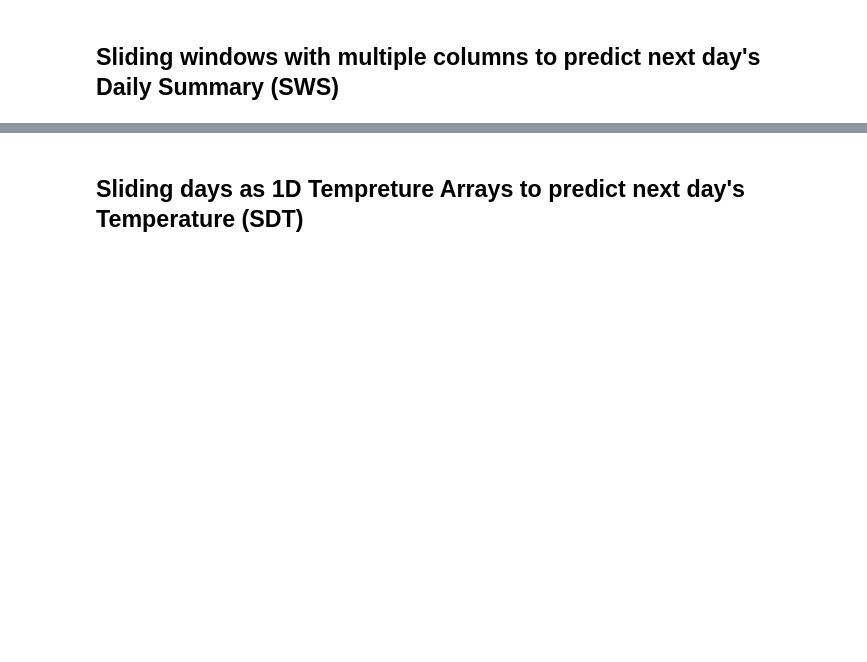
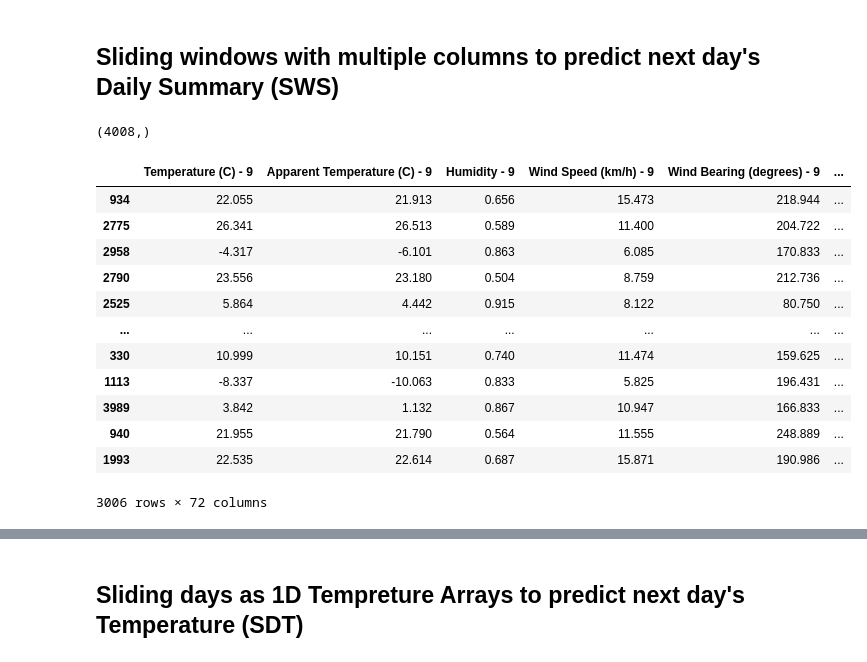
Before and after one commit to efeergun/time-series-Explainability, a Jupyter notebook: XAI_efe.ipynb, the cells around one changed output, grey strips where cells are left out. Drawn from its saved outputs; the diff is of its cells as text; code cells hidden in the pictures; blank space fills up the shorter version.

```diff
--- a/XAI_efe.ipynb
+++ b/XAI_efe.ipynb
@@ -258,12 +272,30 @@ print("shape of testing dataset labels: ",swt_test_y.shape)
 # %%
 # Prepearing the labels for SWT task
 # ignoring the first 4 days to match training data & only getting values so we won't have issues with date index later on.
-sws_labels = swt_data["Summary"][4:].values
+sws_labels = swt_data["Summary"][9:].values
 # first part of the shapes must be the same to train.
 print(sws_labels.shape)
+# %% [output]
+(4008,)
 # %%
 # splitting (75/25) as usual
-sws_train_x, sws_test_x, sws_train_y, sws_test_y = train_test_split(swt_train, sws_labels, random_state=41, test_size=0.1)
+sws_train_x, sws_test_x, sws_train_y, sws_test_y = train_test_split(swt_train, sws_labels, random_state=41, test_size=0.25)
+# %%
+sws_train_x
+# %% [output]
+|  | Temperature (C) - 9 | Apparent Temperature (C) - 9 | Humidity - 9 | Wind Speed (km/h) - 9 | Wind Bearing (degrees) - 9 | ... |
+| 934 | 22.055 | 21.913 | 0.656 | 15.473 | 218.944 | ... |
+| 2775 | 26.341 | 26.513 | 0.589 | 11.400 | 204.722 | ... |
+| 2958 | -4.317 | -6.101 | 0.863 | 6.085 | 170.833 | ... |
+| 2790 | 23.556 | 23.180 | 0.504 | 8.759 | 212.736 | ... |
+| 2525 | 5.864 | 4.442 | 0.915 | 8.122 | 80.750 | ... |
+| ... | ... | ... | ... | ... | ... | ... |
+| 330 | 10.999 | 10.151 | 0.740 | 11.474 | 159.625 | ... |
+| 1113 | -8.337 | -10.063 | 0.833 | 5.825 | 196.431 | ... |
+| 3989 | 3.842 | 1.132 | 0.867 | 10.947 | 166.833 | ... |
+| 940 | 21.955 | 21.790 | 0.564 | 11.555 | 248.889 | ... |
+| 1993 | 22.535 | 22.614 | 0.687 | 15.871 | 190.986 | ... |
+3006 rows × 72 columns
 # %%
 # Checking the shapes for safety
 print("shape of training dataset features: ",sws_train_x.shape)
```
Also changed, not shown: parts of 27 cells of this notebook.
